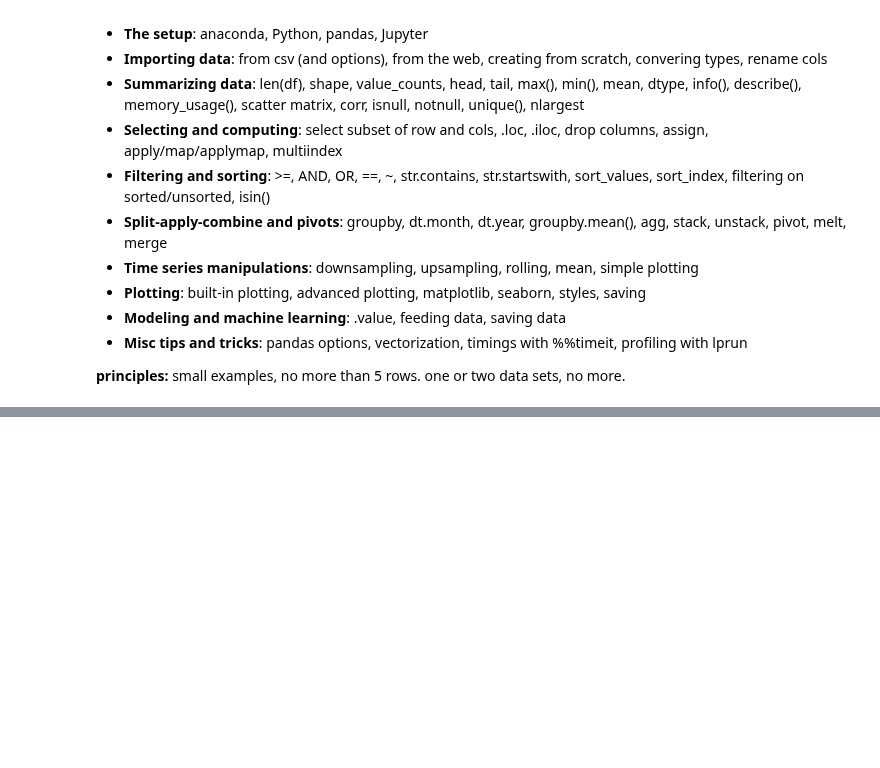
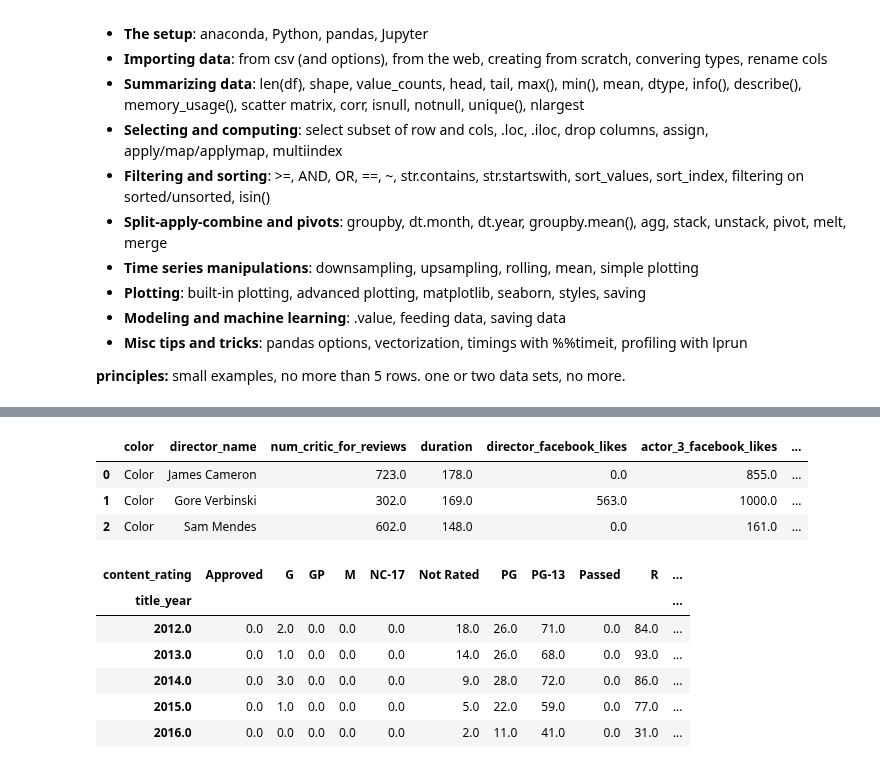
Before and after one commit to tommyod/awesome-pandas, a Jupyter notebook: cheat_sheet/Cheat Sheet.ipynb, the cells around one changed output, grey strips where cells are left out. Cells and saved outputs as stored; diff of their text form; code cells hidden in the pictures; blank space fills up the shorter version.

```diff
--- a/cheat_sheet/Cheat Sheet.ipynb
+++ b/cheat_sheet/Cheat Sheet.ipynb
@@ -18,0 +322,24 @@
+# %%
+df.head(3)
+# %% [output]
+|  | color | director_name | num_critic_for_reviews | duration | director_facebook_likes | actor_3_facebook_likes | ... |
+| 0 | Color | James Cameron | 723.0 | 178.0 | 0.0 | 855.0 | ... |
+| 1 | Color | Gore Verbinski | 302.0 | 169.0 | 563.0 | 1000.0 | ... |
+| 2 | Color | Sam Mendes | 602.0 | 148.0 | 0.0 | 161.0 | ... |
+# %%
+(df
+ .pivot_table(
+     values='movie_title',
+     index='title_year',
+     columns='content_rating',
+     aggfunc=pd.DataFrame.nunique)
+.fillna(0)
+.tail(5))
+# %% [output]
+| content_rating | Approved | G | GP | M | NC-17 | Not Rated | PG | PG-13 | Passed | R | ... |
+| title_year |  |  |  |  |  |  |  |  |  |  | ... |
+| 2012.0 | 0.0 | 2.0 | 0.0 | 0.0 | 0.0 | 18.0 | 26.0 | 71.0 | 0.0 | 84.0 | ... |
+| 2013.0 | 0.0 | 1.0 | 0.0 | 0.0 | 0.0 | 14.0 | 26.0 | 68.0 | 0.0 | 93.0 | ... |
+| 2014.0 | 0.0 | 3.0 | 0.0 | 0.0 | 0.0 | 9.0 | 28.0 | 72.0 | 0.0 | 86.0 | ... |
+| 2015.0 | 0.0 | 1.0 | 0.0 | 0.0 | 0.0 | 5.0 | 22.0 | 59.0 | 0.0 | 77.0 | ... |
+| 2016.0 | 0.0 | 0.0 | 0.0 | 0.0 | 0.0 | 2.0 | 11.0 | 41.0 | 0.0 | 31.0 | ... |
```
Also changed, not shown: parts of 47 cells of this notebook, 1 other file.
